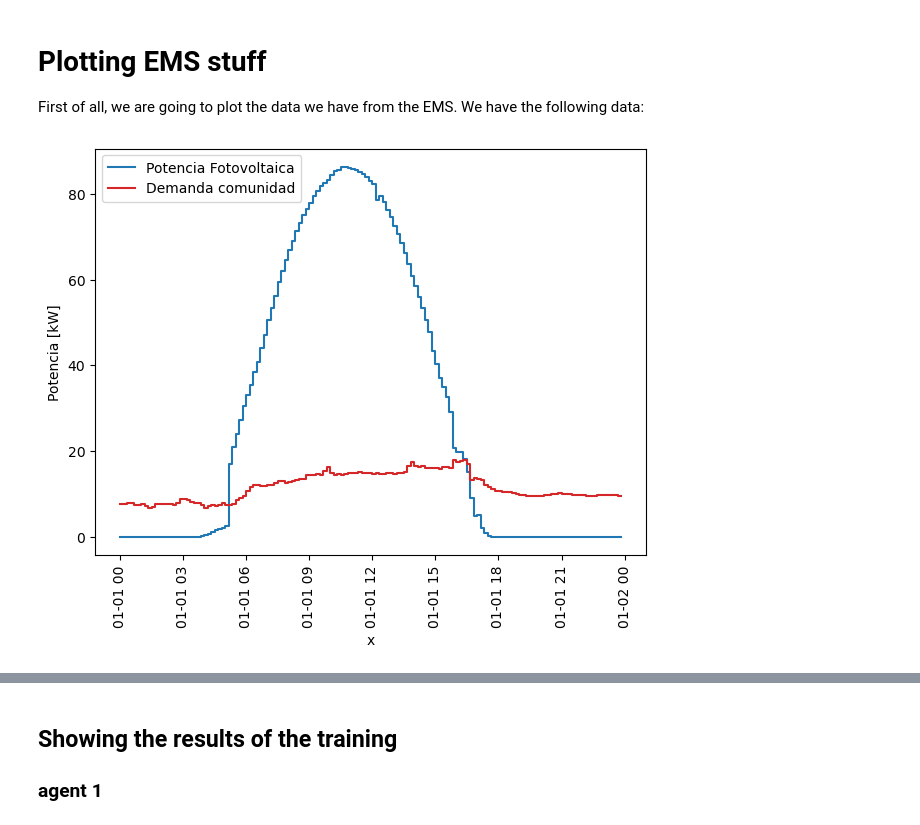
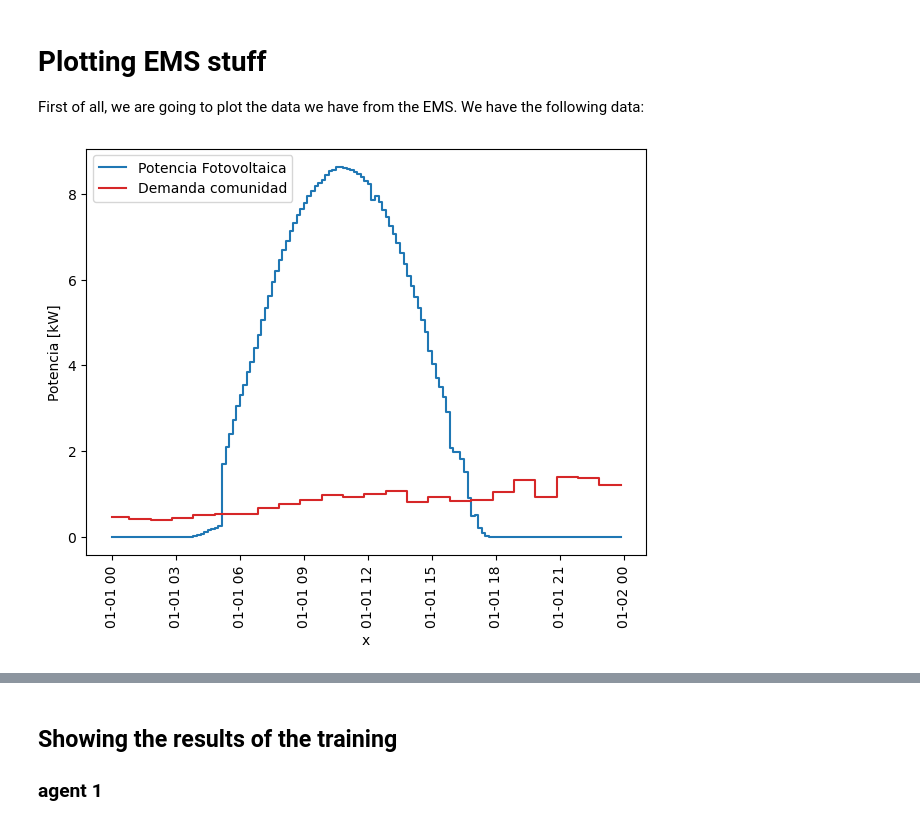
Before and after one commit to Claudio-zb/RL_WEF_MS, a Jupyter notebook: plotting_ems.ipynb, the cells around one changed output, grey strips where cells are left out. Drawn from its saved outputs; the diff is of its cells as text; code cells hidden in the pictures.

```diff
--- a/plotting_ems.ipynb
+++ b/plotting_ems.ipynb
@@ -29,21 +31,21 @@ b = get_demand()
 # %%
 fig, ax = plt.subplots(dpi=100)
 i = 0
 # Plot the first curve and set its y label
 delay = 0
 color = 'tab:blue'
 ax.set_xlabel('x')
 ax.set_ylabel('Potencia [kW]')
 ax.step(x, p_fv[timesteps*i+delay:timesteps*(i+1)+delay], color=color, label = 'Potencia Fotovoltaica')
 
 
 # Create a second y-axis and plot the second curve on it
 color = 'tab:red'
-ax.step(x, c[timesteps*i+delay:timesteps*(i+1)+delay], color=color, label = 'Demanda comunidad')
+ax.step(x, b[timesteps*i+delay:timesteps*(i+1)+delay], color=color, label = 'Demanda comunidad')
 ax.legend(loc='upper left')
 
 fig.tight_layout()
 plt.xticks(rotation=90)
 plt.show()
 # %% [output]
-[figure, old version]
+[figure, new version]
```
Also changed, not shown: parts of 13 cells of this notebook, 4 other files.
